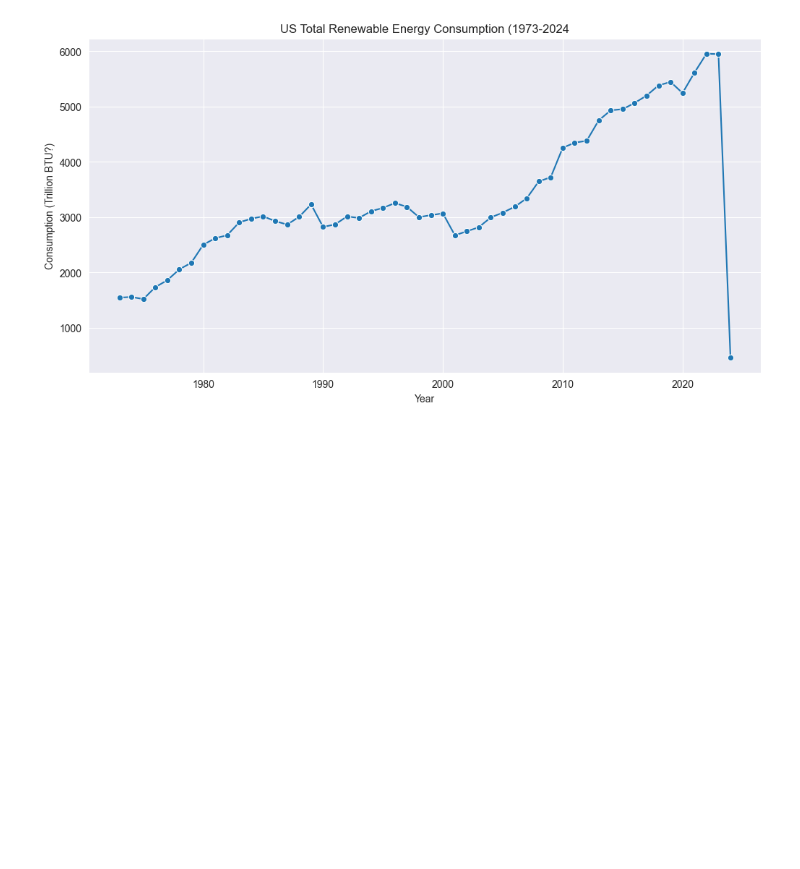
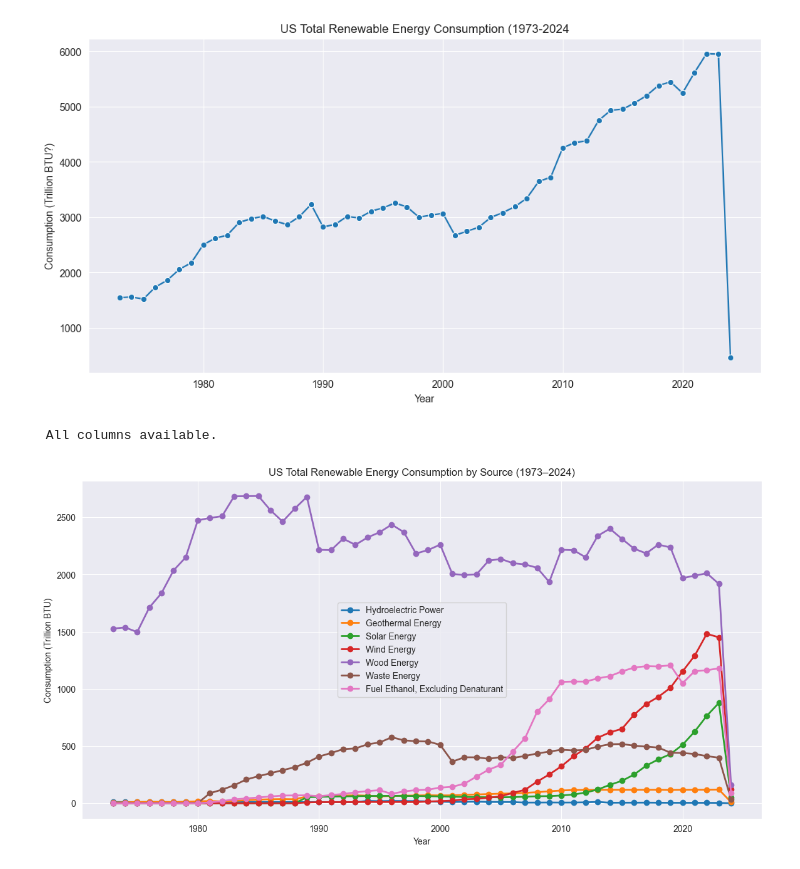
Before and after one commit to kucukogul/enerlytics, a Jupyter notebook: notebook/02_analysis.ipynb, the cells around one changed output. Cells and saved outputs as stored; diff of their text form; code cells hidden in the pictures; blank space fills up the shorter version.

Commit message:
Add a new chart.

```diff
--- a/notebook/02_analysis.ipynb
+++ b/notebook/02_analysis.ipynb
@@ -20,3 +20,46 @@ plt.grid(True)
 plt.show()
 # %% [output]
 [figure]
+# %%
+import os
+import pandas as pd
+import matplotlib.pyplot as plt
+
+project_root = os.path.join(os.getcwd(), "..")
+file_path = os.path.join(project_root, "data", "cleaned_us_renewable_energy.csv")
+
+df_clean = pd.read_csv(file_path)
+
+df_clean.columns = df_clean.columns.str.strip()
+
+renewable_cols = [
+    'Hydroelectric Power',
+    'Geothermal Energy',
+    'Solar Energy',
+    'Wind Energy',
+    'Wood Energy',
+    'Waste Energy',
+    'Fuel Ethanol, Excluding Denaturant'
+]
+
+missing_cols = [col for col in renewable_cols if col not in df_clean.columns]
+if missing_cols:
+    print(f" Missing columns: {missing_cols}")
+else:
+    print(" All columns available.")
+
+yearly_total = df_clean.groupby('Year')[renewable_cols].sum().reset_index()
+
+plt.figure(figsize=(14, 7))
+for col in renewable_cols:
+    plt.plot(yearly_total['Year'], yearly_total[col], label=col, marker='o', linewidth=2)
+
+plt.title('US Total Renewable Energy Consumption by Source (1973–2024)')
+plt.xlabel('Year')
+plt.ylabel('Consumption (Trillion BTU)')
+plt.legend()
+plt.grid(True)
+plt.show()
+# %% [output]
+ All columns available.
+[figure, added]
```
Also changed, not shown: parts of 1 cell of this notebook.
